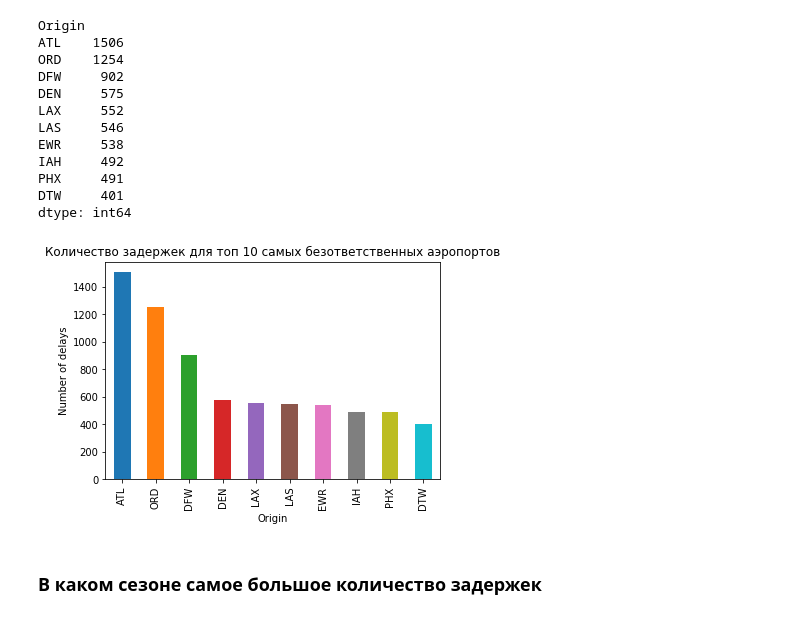
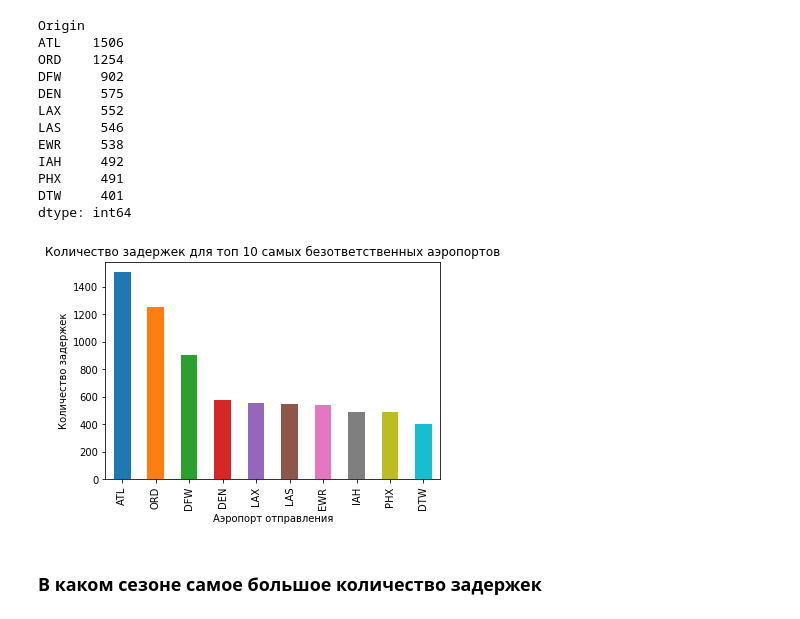
Before and after one commit to bindarya/DZ, a Jupyter notebook: DZ2_2_sem_version2.ipynb, the cells around one changed output. Saved outputs shown, nothing was run; the diff lists cells and outputs as text; code cells hidden in the pictures.

```diff
--- a/DZ2_2_sem_version2.ipynb
+++ b/DZ2_2_sem_version2.ipynb
@@ -107,12 +107,12 @@ DTW     401
 dtype: int64
 # %%
 data.groupby("Origin").apply(lambda data: np.sum(data["dep_delayed_15min"] == "Y")).sort_values(ascending=False)[:10].plot(kind='bar')
-plt.xlabel("Origin")
-plt.ylabel("Number of delays")
+plt.xlabel("Аэропорт отправления")
+plt.ylabel("Количество задержек")
 plt.title('Количество задержек для топ 10 самых безответственных аэропортов')
 plt.show()
 # %% [output]
-[figure, old version]
+[figure, new version]
 # %% [markdown]
 ### В каком сезоне самое большое количество задержек ###
 # %%
```
Also changed, not shown: parts of 10 cells of this notebook.
